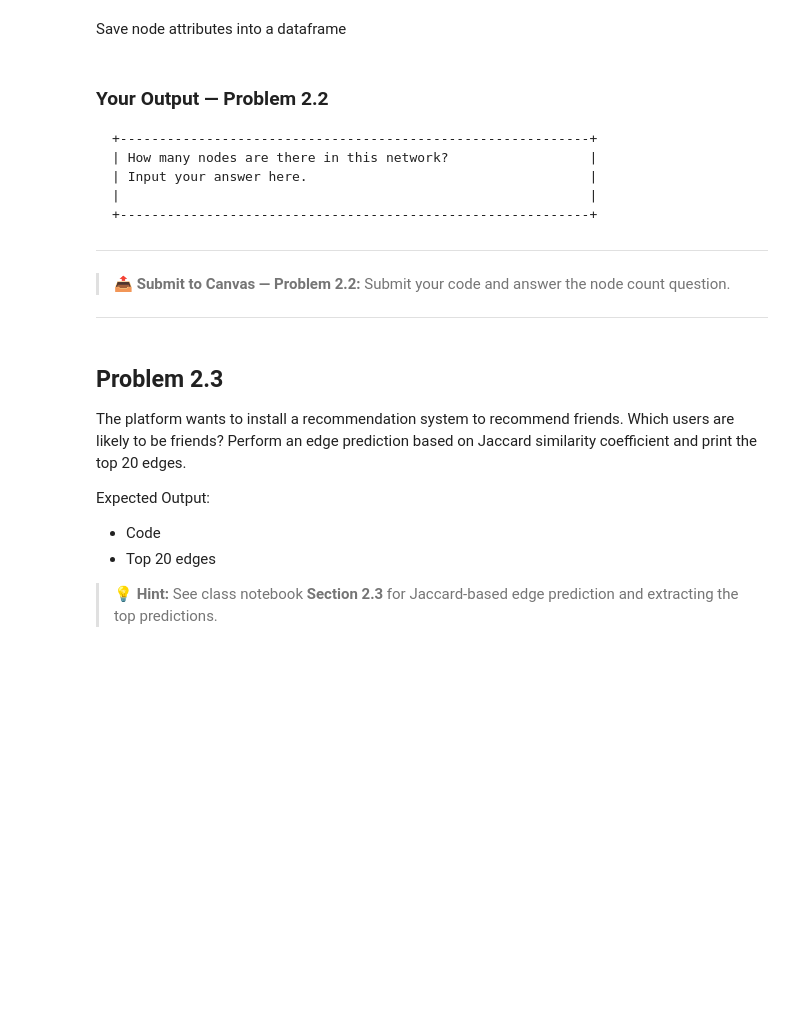
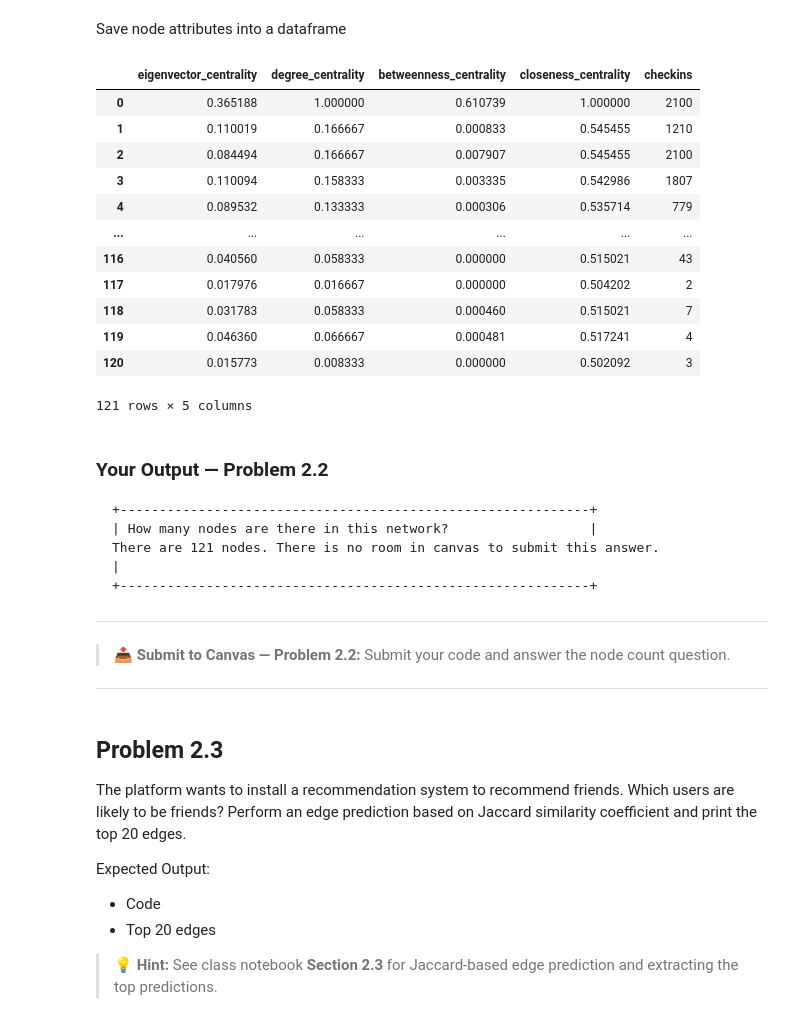
Before and after one commit to erobles600/WebAnalyticsHW, a Jupyter notebook: ITOM6219_HW4.ipynb, the cells around one changed output. Drawn from its saved outputs; the diff is of its cells as text; code cells hidden in the pictures; blank space fills up the shorter version.

````diff
--- a/ITOM6219_HW4.ipynb
+++ b/ITOM6219_HW4.ipynb
@@ -336,18 +367,31 @@ Save node attributes into a dataframe
 # %%
 attributes_list=[]
 for node, attributes in G.nodes(data=True):
     attributes_list.append(attributes)
 
-attributes_df=# Complete the code
+attributes_df=pd.DataFrame(attributes_list)
 attributes_df
+# %% [output]
+|  | eigenvector_centrality | degree_centrality | betweenness_centrality | closeness_centrality | checkins |
+| 0 | 0.365188 | 1.000000 | 0.610739 | 1.000000 | 2100 |
+| 1 | 0.110019 | 0.166667 | 0.000833 | 0.545455 | 1210 |
+| 2 | 0.084494 | 0.166667 | 0.007907 | 0.545455 | 2100 |
+| 3 | 0.110094 | 0.158333 | 0.003335 | 0.542986 | 1807 |
+| 4 | 0.089532 | 0.133333 | 0.000306 | 0.535714 | 779 |
+| ... | ... | ... | ... | ... | ... |
+| 116 | 0.040560 | 0.058333 | 0.000000 | 0.515021 | 43 |
+| 117 | 0.017976 | 0.016667 | 0.000000 | 0.504202 | 2 |
+| 118 | 0.031783 | 0.058333 | 0.000460 | 0.515021 | 7 |
+| 119 | 0.046360 | 0.066667 | 0.000481 | 0.517241 | 4 |
+| 120 | 0.015773 | 0.008333 | 0.000000 | 0.502092 | 3 |
+121 rows × 5 columns
 # %% [markdown]
 ### Your Output — Problem 2.2
 
 ```
 +------------------------------------------------------------+
 | How many nodes are there in this network?                  |
-| Input your answer here.                                    |
-|                                                            |
+There are 121 nodes. There is no room in canvas to submit this answer.                                                      |
 +------------------------------------------------------------+
 ```
 
````
Also changed, not shown: parts of 15 cells of this notebook.
